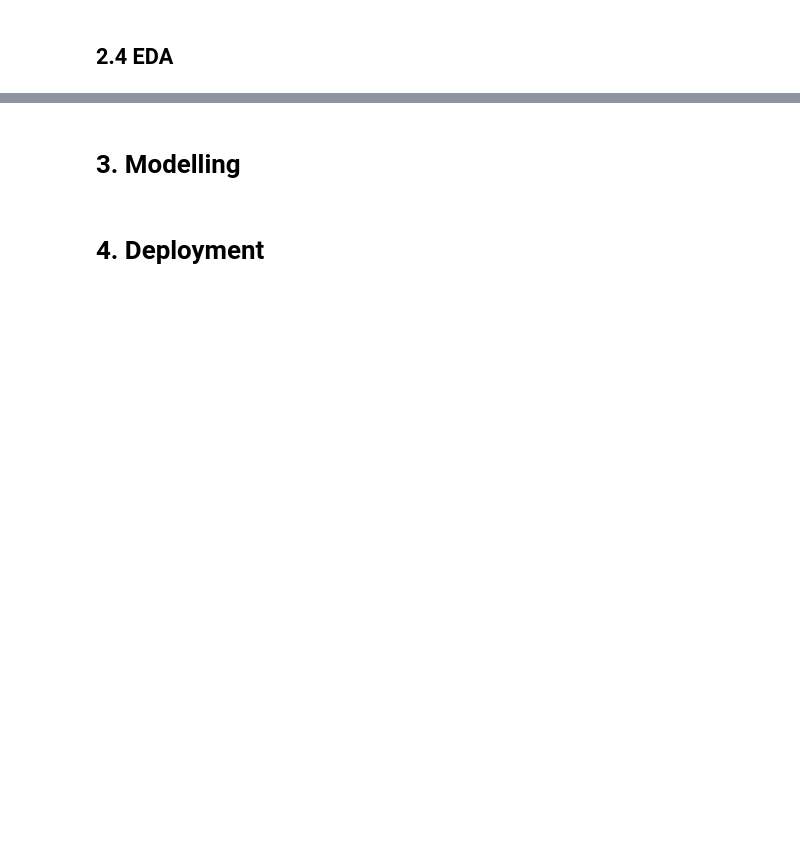
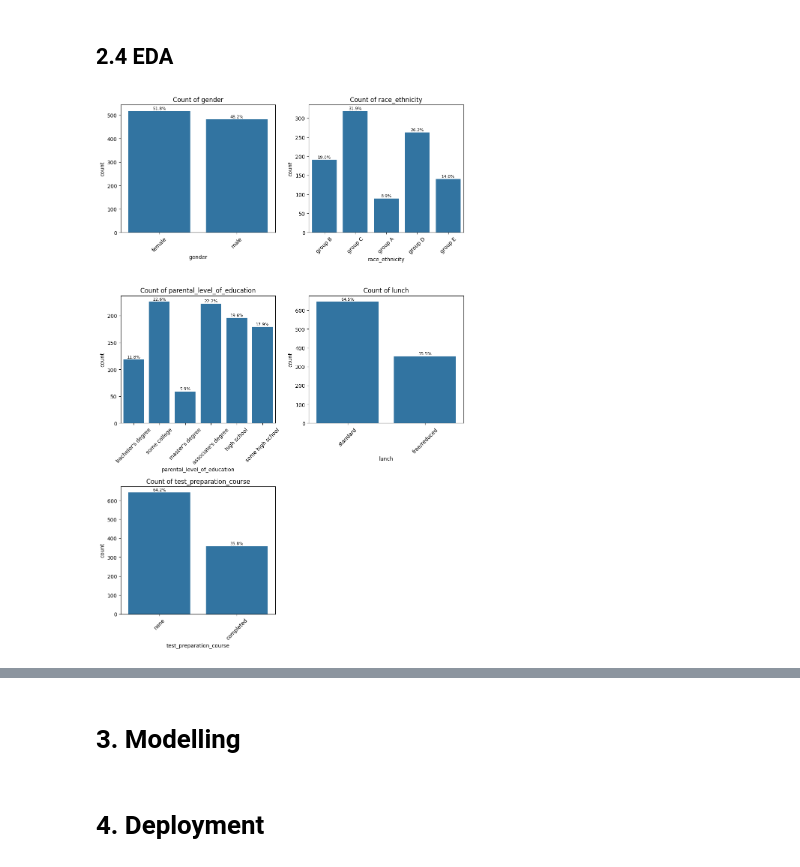
Before and after one commit to Mercy-Njambi/Student-Performance-Analysis, a Jupyter notebook: notebooks/analysis.ipynb, the cells around one changed output, grey strips where cells are left out. Drawn from its saved outputs; the diff is of its cells as text; code cells hidden in the pictures; blank space fills up the shorter version.

```diff
--- a/notebooks/analysis.ipynb
+++ b/notebooks/analysis.ipynb
@@ -122,0 +158,10 @@ data.head(2)
+# %%
+# creating a column for sum and average of scores
+
+data['total_score'] = data['math_score'] + data['reading_score'] + data['writing_score']
+data['average_score'] = data['total_score']/3
+# %%
+# definining categorical and numerical columns
+
+categorical_columns = data.select_dtypes(include='object').columns.to_list()
+numerical_columns = data.select_dtypes(exclude='object').columns.to_list()
@@ -123,2 +179,32 @@ data.head(2)
 # %% [markdown]
 ## 2.4 EDA
+# %%
+# plotting the count of the categorical columns
+
+plt.figure(figsize=(10, 15))
+
+for idx, column in enumerate(categorical_columns, 1):
+    ax = plt.subplot(3, 2, idx)
+    sns.countplot(data=data, x=column, ax=ax)
+    ax.set_xticks(range(len(ax.get_xticklabels())))  # Set tick positions
+    ax.set_xticklabels(ax.get_xticklabels(), rotation=45)  # Rotate x-axis labels
+
+    # Calculate percentages
+    total = len(data[column])
+    for p in ax.patches:
+        percentage = f"{round(100*(p.get_height()/total), 1)}%"
+        ax.annotate(text=percentage, # text of annotation
+                    xy=(p.get_x() + p.get_width() / 2., p.get_height()), #The point (x, y) to annotate
+                    ha='center',
+                    va='center',
+                    fontsize=8,
+                    color='black',
+                    xytext=(0, 5), #The position (x, y) to place the text at
+                    textcoords='offset points' #Offset, relative to fontsize, from the xy value
+                    )
+    ax.set_title(f"Count of {column}")
+
+plt.tight_layout()
+plt.show()
+# %% [output]
+[figure, added]
```
Also changed, not shown: parts of 11 cells of this notebook.
